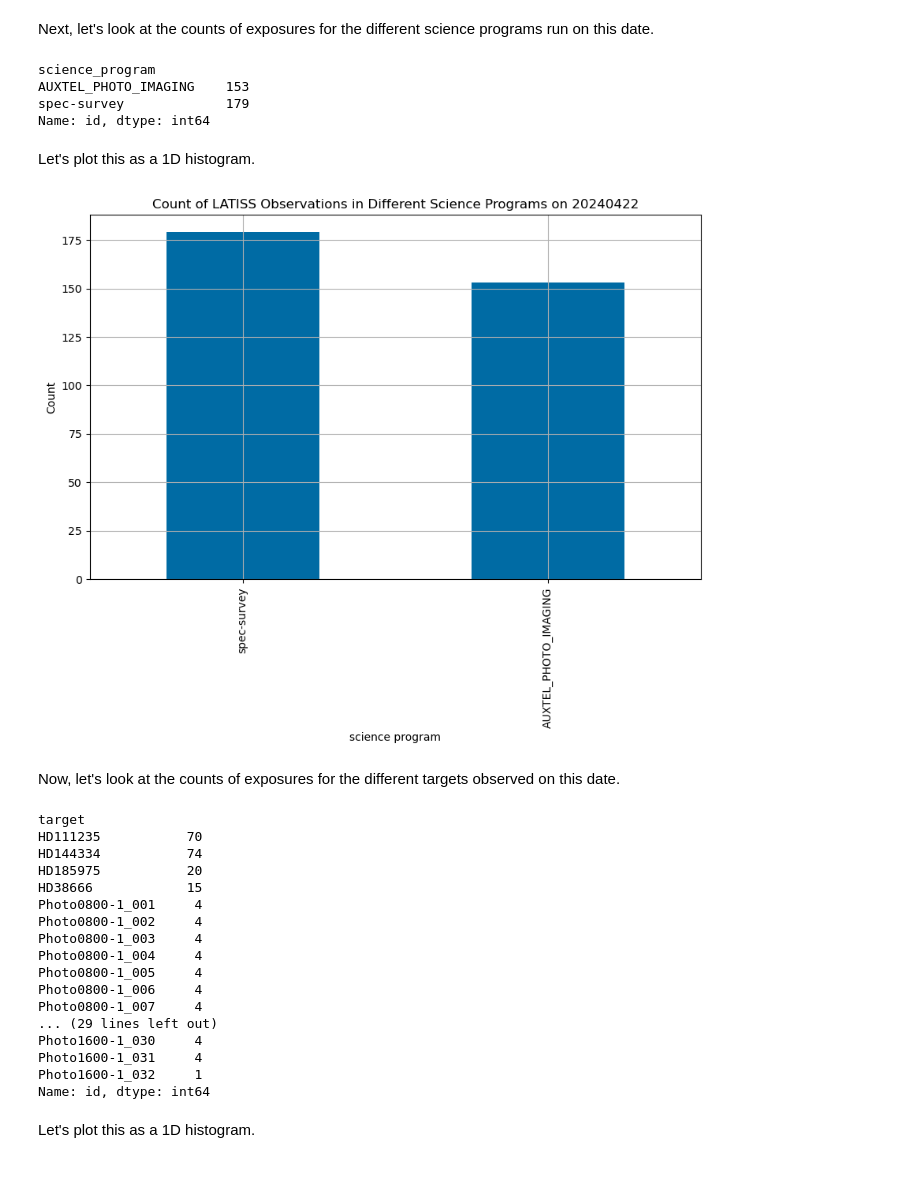
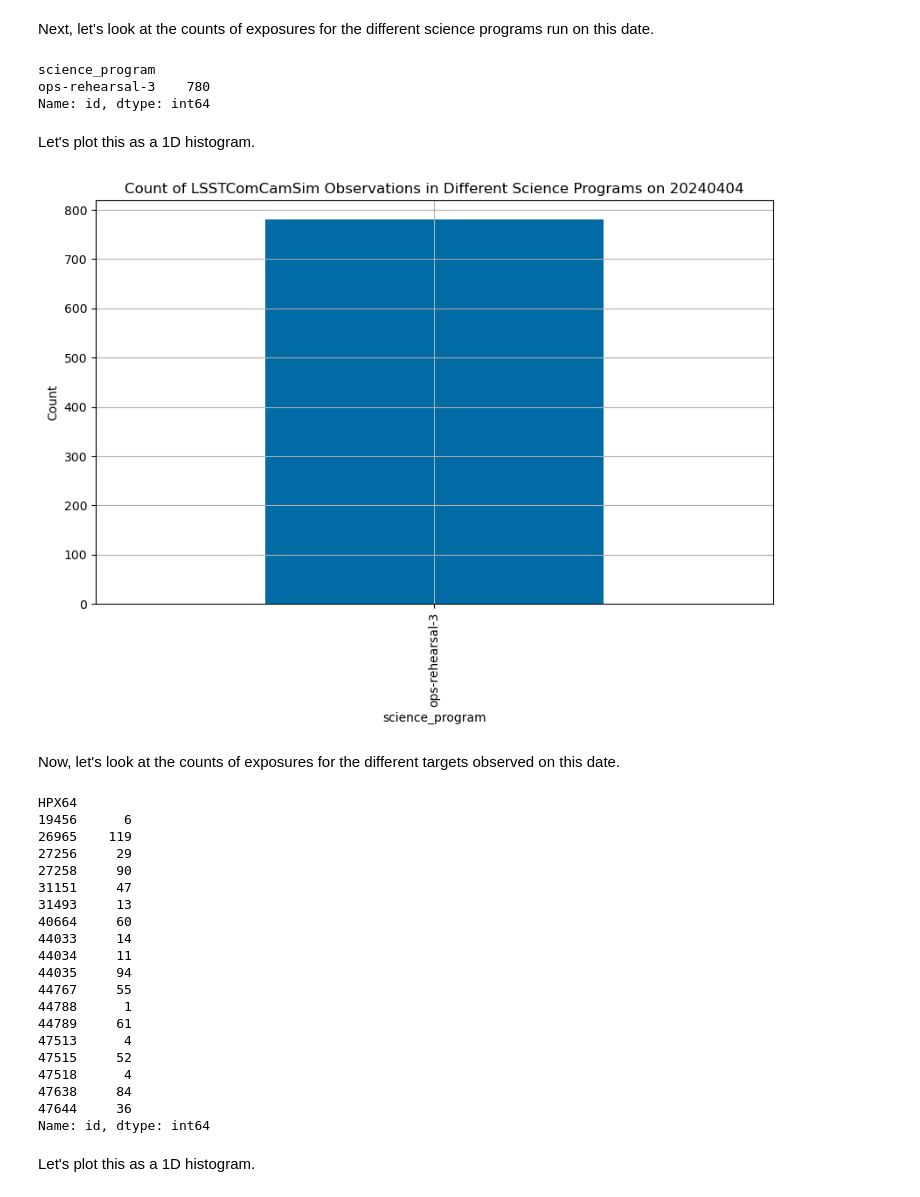
Before and after one commit to lsst-dm/vv-team-notebooks, a Jupyter notebook: notebooks/PREOPS-5002-target-report.ipynb, the cells around one changed output. Saved outputs shown, nothing was run; the diff lists cells and outputs as text; code cells hidden in the pictures.

Commit message:
Integrated use of healpix values into analysis.

```diff
--- a/notebooks/PREOPS-5002-target-report.ipynb
+++ b/notebooks/PREOPS-5002-target-report.ipynb
@@ -151,13 +169,13 @@ Define repo, collection, instrument, and day of observation to study:
 # %%
 #repo = "/sdf/group/rubin/repo/main"
-repo="/sdf/group/rubin/repo/oga/"
-collection='LATISS/raw/all'
-instrument = 'LATISS'
-day_obs = 20240422
+#repo="/sdf/group/rubin/repo/oga/"
+#collection='LATISS/raw/all'
+#instrument = 'LATISS'
+#day_obs = 20240422
 
-# Ops Rehearsal 3, DRP on Simulated ComCom data at USDF, Iteration #3
+# Ops Rehearsal 3, "Intermittent Cumulative DRP: of the 3 nights of ops rehearsal 3 data
 #  (https://confluence.lsstcorp.org/display/DM/Campaigns)
-#repo='/repo/ops-rehearsal-3-prep'
-#collection = 'u/homer/w_2024_12/DM-43439'
-#instrument = 'LSSTComCamSim'
-#day_obs = 20240404
+repo = "/repo/embargo"
+collection='LSSTComCamSim/quickLook/24'
+instrument = 'LSSTComCamSim'
+day_obs = 20240404
@@ -164,3 +184,9 @@ day_obs = 20240422
+# %%
+col_sciprog = 'science_program'
+#col_target = 'target'
+col_target = 'HPX64'  # HPX64 is used as a proxy for target_name or block
+col_filter = 'filter'
+col_id = 'id'
 # %% [markdown]
 ## 2. Access data for this repo, collection, and day of observation
 # %% [markdown]
@@ -328,3 +371,6 @@ df_exposure = df_exposure.astype({"id": int,'day_obs': int,'seq_num':int})
+# %%
+df_exposure['ra'] = df_exposure['ra'].fillna(0)
+df_exposure['dec'] = df_exposure['dec'].fillna(0)
 # %% [markdown]
 And look at `df_exposure` once again.
 # %%
@@ -345,0 +415,4 @@ df_exposure
+# %%
+df_exposure.loc[:,'HPX64'] = getipix(64, df_exposure.loc[:,'ra'].values, df_exposure.loc[:,'dec'].values)
+df_exposure.loc[:,'HPX16'] = getipix(16, df_exposure.loc[:,'ra'].values, df_exposure.loc[:,'dec'].values)
+df_exposure
@@ -423,52 +502,54 @@ df_science = df_exposure[df_exposure.type == 'science']
 # %% [markdown]
 Next, let's look at the counts of exposures for the different science programs run on this date.
 # %%
-df_science.groupby("science_program").count()["id"]
+df_science.groupby(col_sciprog).count()[col_id]
 # %% [output]
 science_program
-AUXTEL_PHOTO_IMAGING    153
-spec-survey             179
+ops-rehearsal-3    780
 Name: id, dtype: int64
 # %% [markdown]
 Let's plot this as a 1D histogram.
 # %%
 plt.figure(figsize=(10, 6))
 
 # Count the occurrences of each unique value in col1
-value_counts = df_science['science_program'].value_counts()
+value_counts = df_science[col_sciprog].value_counts()
 
 # Create the bar plot
 value_counts.plot(kind='bar')
 
 # Add labels and title
-plt.xlabel('science program')
+plt.xlabel(col_sciprog)
 plt.ylabel('Count')
 title = "Count of %s Observations in Different Science Programs on %s" % (instrument, day_obs)
 plt.title(title)
 plt.grid(True)
 # %% [output]
-[figure, old version]
+[figure, new version]
 # %% [markdown]
 Now, let's look at the counts of exposures for the different targets observed on this date.
 # %%
-df_science.groupby("target").count()["id"]
+df_science.groupby(col_target).count()[col_id]
 # %% [output]
-target
-HD111235           70
-HD144334           74
-HD185975           20
-HD38666            15
-Photo0800-1_001     4
-Photo0800-1_002     4
-Photo0800-1_003     4
-Photo0800-1_004     4
-Photo0800-1_005     4
-Photo0800-1_006     4
-Photo0800-1_007     4
-... (29 lines left out)
-Photo1600-1_030     4
-Photo1600-1_031     4
-Photo1600-1_032     1
+HPX64
+19456      6
+26965    119
+27256     29
+27258     90
+31151     47
+31493     13
+40664     60
+44033     14
+44034     11
+44035     94
+44767     55
+44788      1
+44789     61
+47513      4
+47515     52
+47518      4
+47638     84
+47644     36
 Name: id, dtype: int64
 # %% [markdown]
 Let's plot this as a 1D histogram.
```
Also changed, not shown: parts of 36 cells of this notebook.
